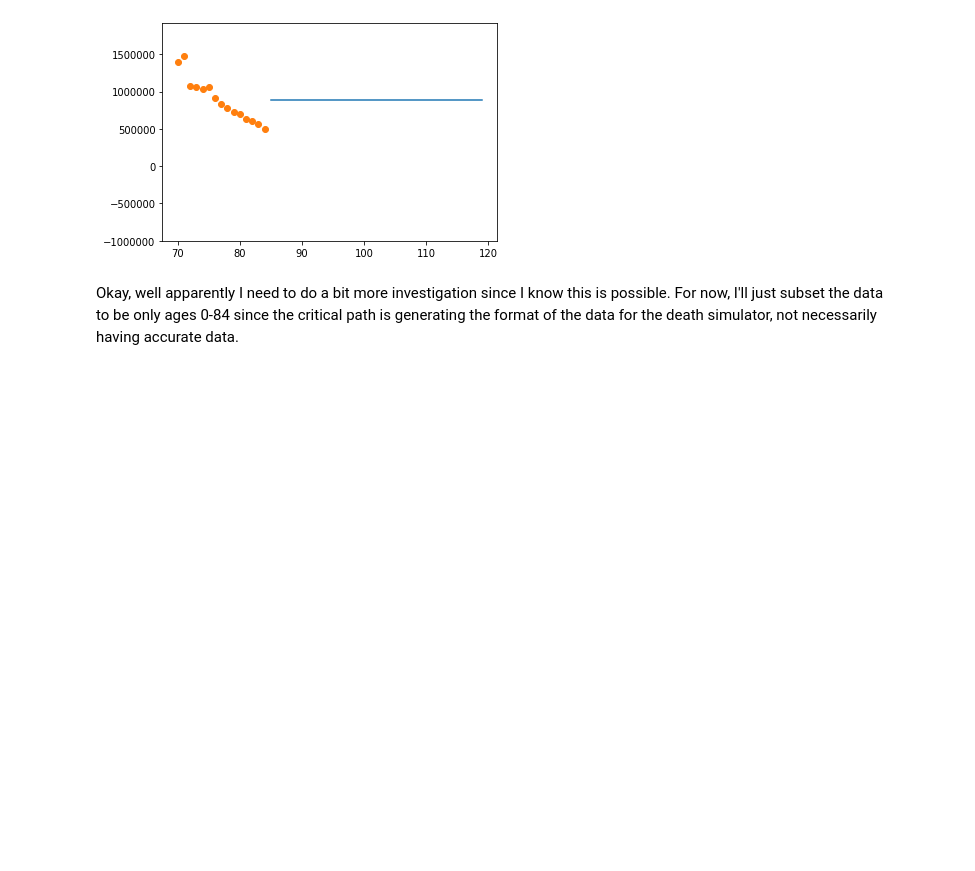
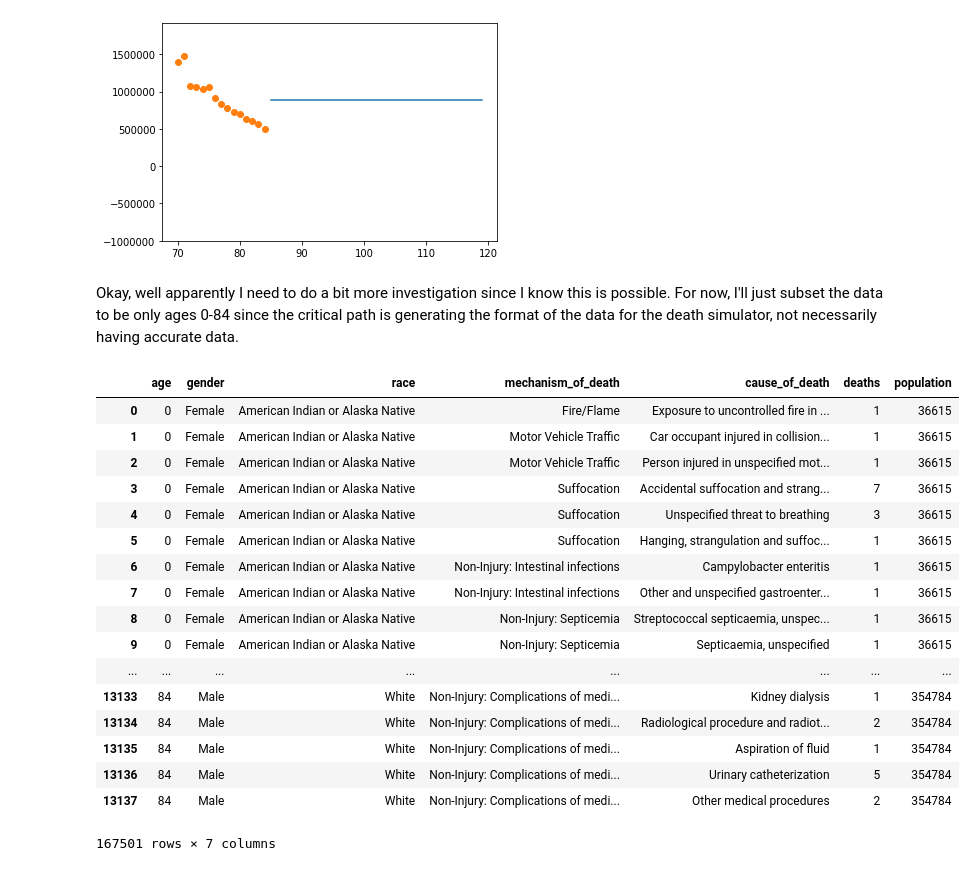
Before and after one commit to jameslee0920/death_simulator, a Jupyter notebook: src/mortality_combining_cleaining.ipynb, the cells around one changed output. Drawn from its saved outputs; the diff is of its cells as text; code cells hidden in the pictures; blank space fills up the shorter version.

```diff
--- a/src/mortality_combining_cleaining.ipynb
+++ b/src/mortality_combining_cleaining.ipynb
@@ -406,6 +406,27 @@ ax.plot(x, y, 'o')
 [figure]
 # %% [markdown]
 Okay, well apparently I need to do a bit more investigation since I know this is possible.  For now, I'll just subset the data to be only ages 0-84 since the critical path is generating the format of the data for the death simulator, not necessarily having accurate data.
+# %%
+deaths
+# %% [output]
+|  | age | gender | race | mechanism_of_death | cause_of_death | deaths | population |
+| 0 | 0 | Female | American Indian or Alaska Native | Fire/Flame | Exposure to uncontrolled fire in ... | 1 | 36615 |
+| 1 | 0 | Female | American Indian or Alaska Native | Motor Vehicle Traffic | Car occupant injured in collision... | 1 | 36615 |
+| 2 | 0 | Female | American Indian or Alaska Native | Motor Vehicle Traffic | Person injured in unspecified mot... | 1 | 36615 |
+| 3 | 0 | Female | American Indian or Alaska Native | Suffocation | Accidental suffocation and strang... | 7 | 36615 |
+| 4 | 0 | Female | American Indian or Alaska Native | Suffocation | Unspecified threat to breathing | 3 | 36615 |
+| 5 | 0 | Female | American Indian or Alaska Native | Suffocation | Hanging, strangulation and suffoc... | 1 | 36615 |
+| 6 | 0 | Female | American Indian or Alaska Native | Non-Injury: Intestinal infections | Campylobacter enteritis | 1 | 36615 |
+| 7 | 0 | Female | American Indian or Alaska Native | Non-Injury: Intestinal infections | Other and unspecified gastroenter... | 1 | 36615 |
+| 8 | 0 | Female | American Indian or Alaska Native | Non-Injury: Septicemia | Streptococcal septicaemia, unspec... | 1 | 36615 |
+| 9 | 0 | Female | American Indian or Alaska Native | Non-Injury: Septicemia | Septicaemia, unspecified | 1 | 36615 |
+| ... | ... | ... | ... | ... | ... | ... | ... |
+| 13133 | 84 | Male | White | Non-Injury: Complications of medi... | Kidney dialysis | 1 | 354784 |
+| 13134 | 84 | Male | White | Non-Injury: Complications of medi... | Radiological procedure and radiot... | 2 | 354784 |
+| 13135 | 84 | Male | White | Non-Injury: Complications of medi... | Aspiration of fluid | 1 | 354784 |
+| 13136 | 84 | Male | White | Non-Injury: Complications of medi... | Urinary catheterization | 5 | 354784 |
+| 13137 | 84 | Male | White | Non-Injury: Complications of medi... | Other medical procedures | 2 | 354784 |
+167501 rows × 7 columns
 # %%
 deaths = deaths[deaths.age <= 84]
 # %%
```
Also changed, not shown: 5 other files.
